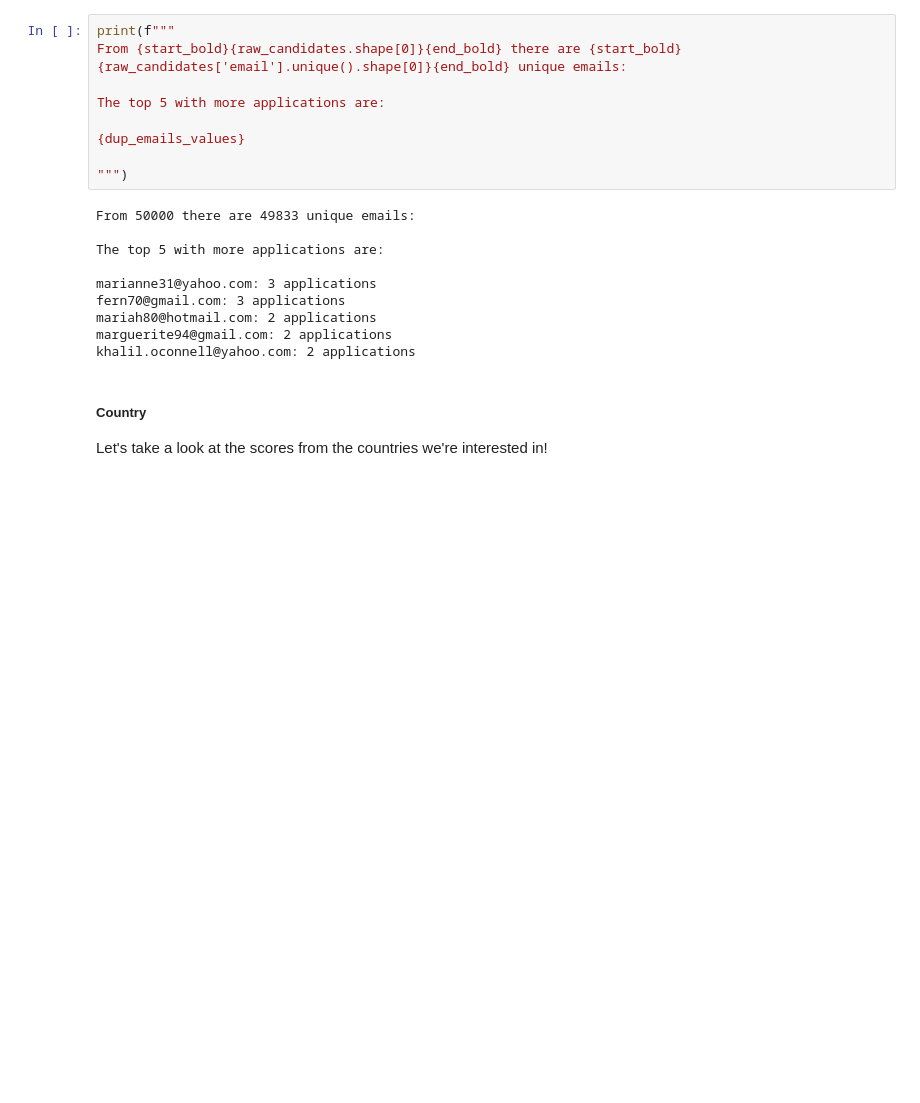
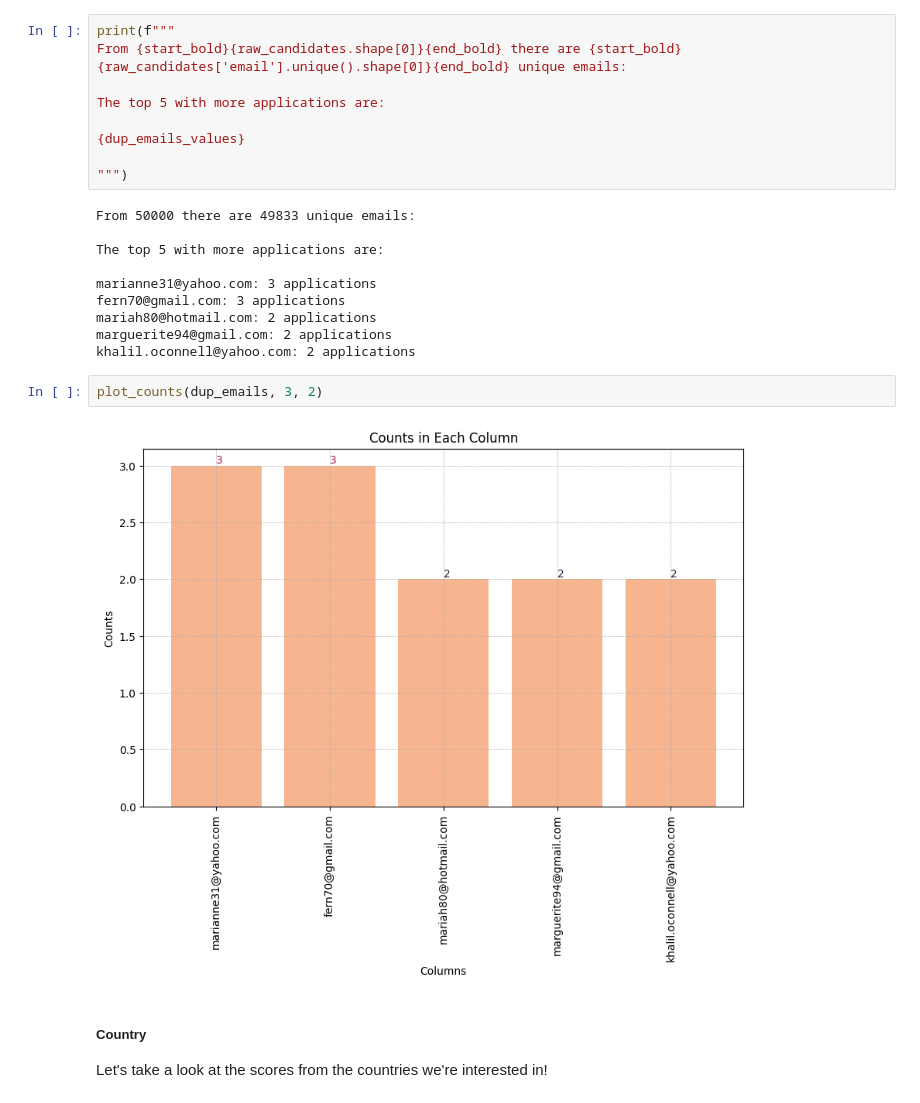
Before and after one commit to GersonYF/etl_workshop_1, a Jupyter notebook: app/EDA.ipynb, the cells around one changed output. Saved outputs shown, nothing was run; the diff lists cells and outputs as text; blank space fills up the shorter version.

```diff
--- a/app/EDA.ipynb
+++ b/app/EDA.ipynb
@@ -233,6 +233,10 @@ fern70@gmail.com: 3 applications
 mariah80@hotmail.com: 2 applications
 marguerite94@gmail.com: 2 applications
 khalil.oconnell@yahoo.com: 2 applications
+# %%
+plot_counts(dup_emails, 3, 2)
+# %% [output]
+[figure, added]
 # %% [markdown]
 ##### Country
 
```
Also changed, not shown: parts of 1 cell of this notebook, 25 other files.
